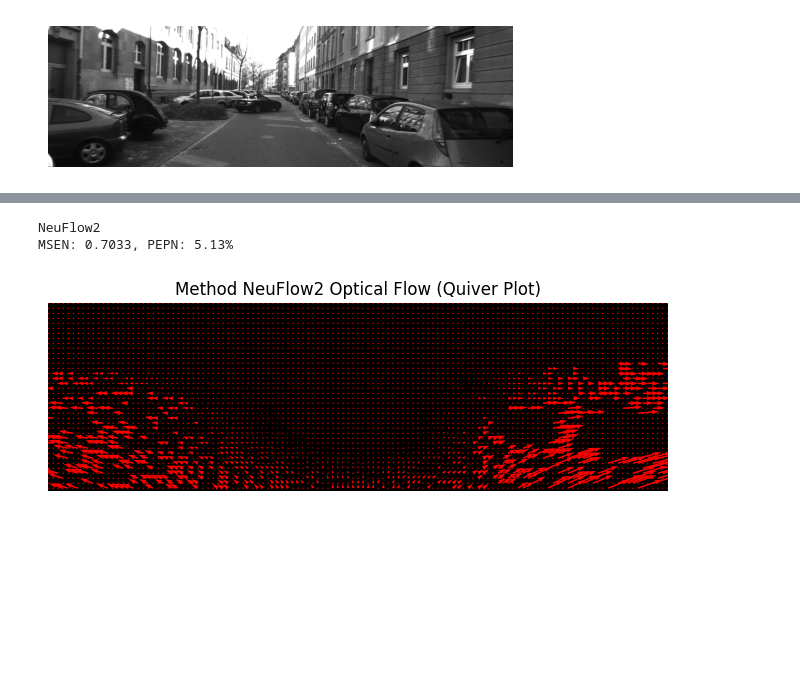
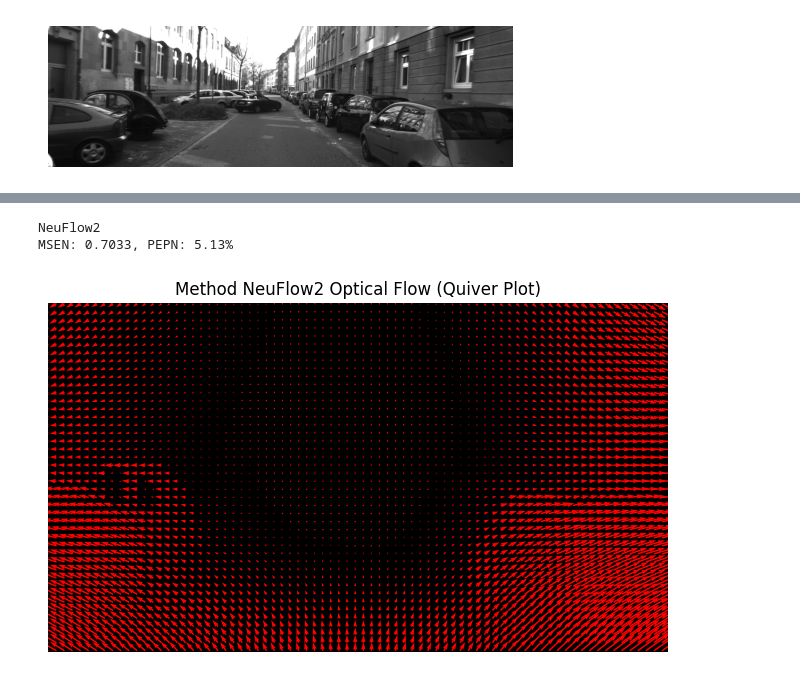
Before and after one commit to mcv-m6-video/mcv-c6-2025-team5, a Jupyter notebook: Week3/dataset_flow/tester.ipynb, the cells around one changed output, grey strips where cells are left out. Saved outputs shown, nothing was run; the diff lists cells and outputs as text; code cells hidden in the pictures; blank space fills up the shorter version.

```diff
--- a/Week3/dataset_flow/tester.ipynb
+++ b/Week3/dataset_flow/tester.ipynb
@@ -272,12 +272,12 @@ MSEN: 1.4324, PEPN: 16.40%
 # %%
 print("NeuFlow2")
 metrics = evaluate_optical_flow(flow_path, "../NeuFlow2/NeuFlow2.npy")
 print(f"MSEN: {metrics['MSEN']:.4f}, PEPN: {metrics['PEPN']:.2f}%")
 
 est_flow = np.load("../NeuFlow2/NeuFlow2.npy")  # Shape: (H, W, 2)
 est_u, est_v = est_flow[..., 0], est_flow[..., 1]
-visualize_optical_flow_quiver(flow_u, flow_v, name="NeuFlow2")
+visualize_optical_flow_quiver(est_u, est_v, name="NeuFlow2")
 # %% [output]
 NeuFlow2
 MSEN: 0.7033, PEPN: 5.13%
-[figure, old version]
+[figure, new version]
```
Also changed, not shown: parts of 3 cells of this notebook.
